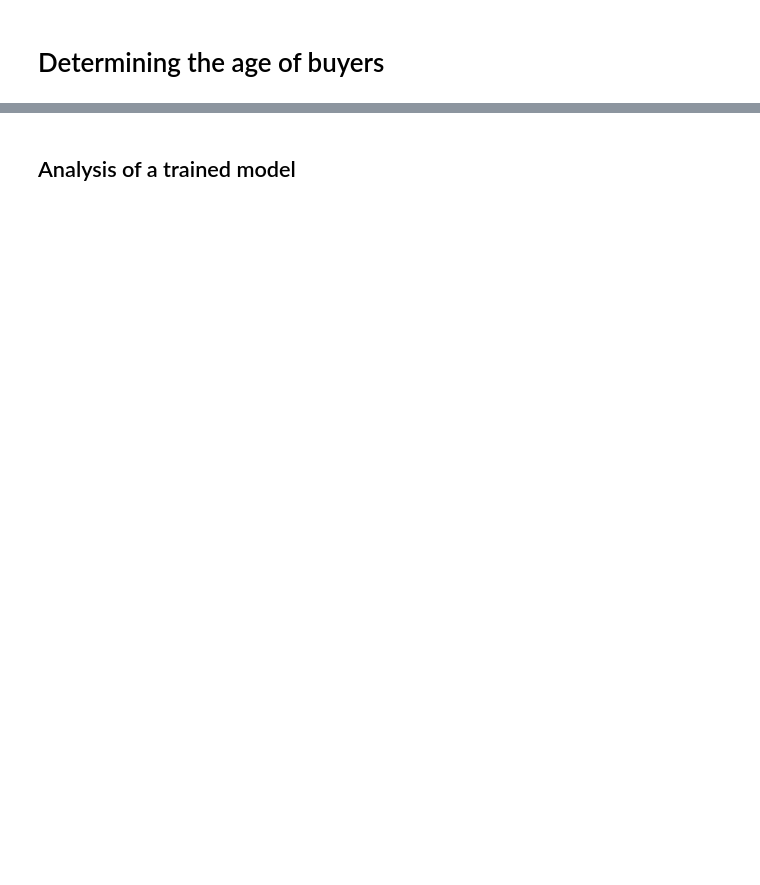
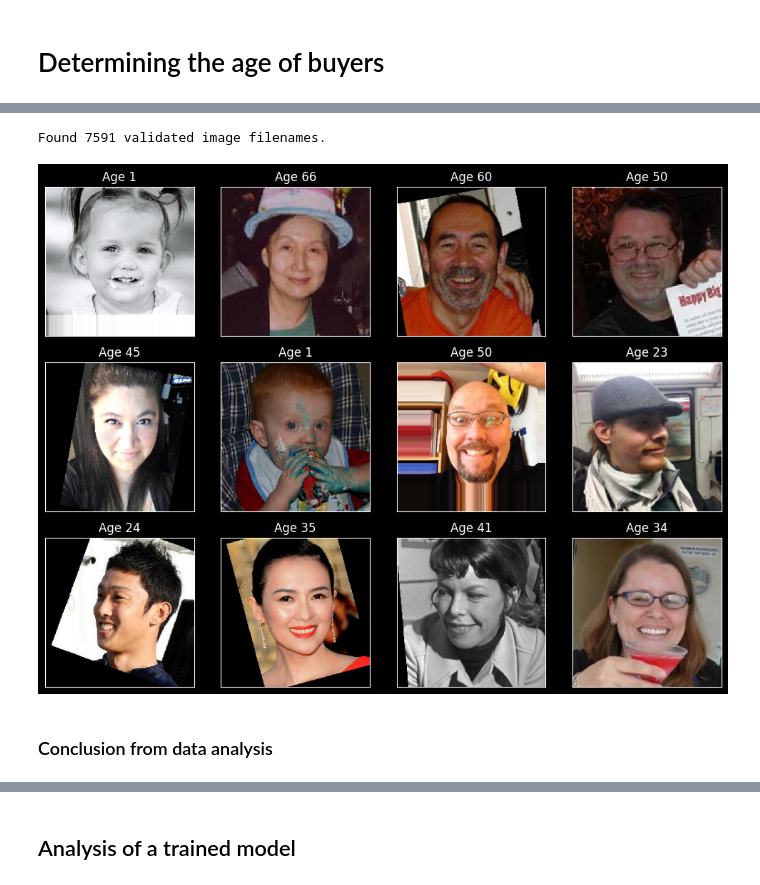
Before and after one commit to PSImera/Yandex.practicum.ds, a Jupyter notebook: project_sprint_19_computer_vision/computer_vision_ENG.ipynb, the cells around one changed output, grey strips where cells are left out. Saved outputs shown, nothing was run; the diff lists cells and outputs as text; code cells hidden in the pictures; blank space fills up the shorter version.

```diff
--- a/project_sprint_19_computer_vision/computer_vision_ENG.ipynb
+++ b/project_sprint_19_computer_vision/computer_vision_ENG.ipynb
@@ -184,0 +117,28 @@ Test Mae: 5.9984
+# %%
+datagen = ImageDataGenerator(rescale=1./255)
+
+gen_flow = datagen.flow_from_dataframe(
+        dataframe=df_full,
+        x_col='file_path',
+        y_col='real_age',
+        target_size=(224, 224),
+        batch_size=32,
+        class_mode='raw',
+        seed=1337)
+
+features, target = next(gen_flow)
+# %% [output]
+Found 7591 validated image filenames.
+# %%
+fig = plt.figure(figsize=(10,10))
+for i in range(12):
+    fig.add_subplot(4, 4, i+1)
+    plt.imshow(features[i])
+    plt.title('Age ' + str(target[i]))
+    plt.xticks([])
+    plt.yticks([])
+    plt.tight_layout()
+# %% [output]
+[figure, added]
+# %% [markdown]
+### Conclusion from data analysis
```
Also changed, not shown: parts of 38 cells of this notebook, 2 other files.
